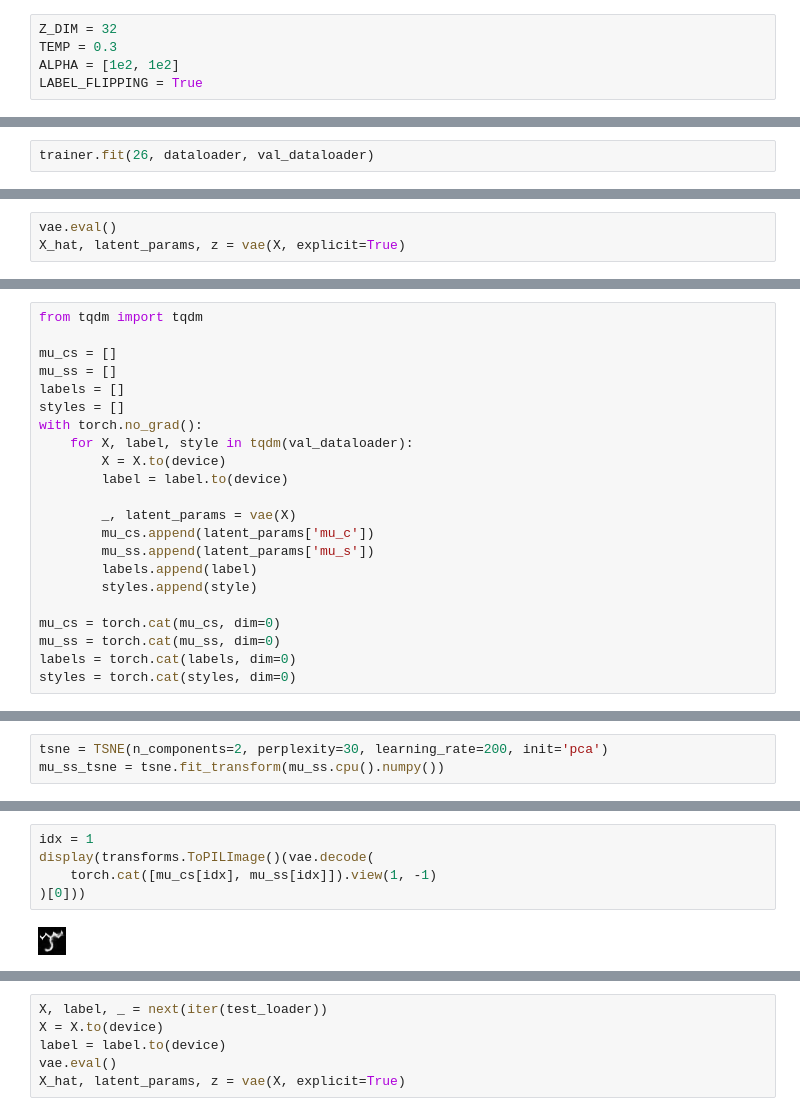
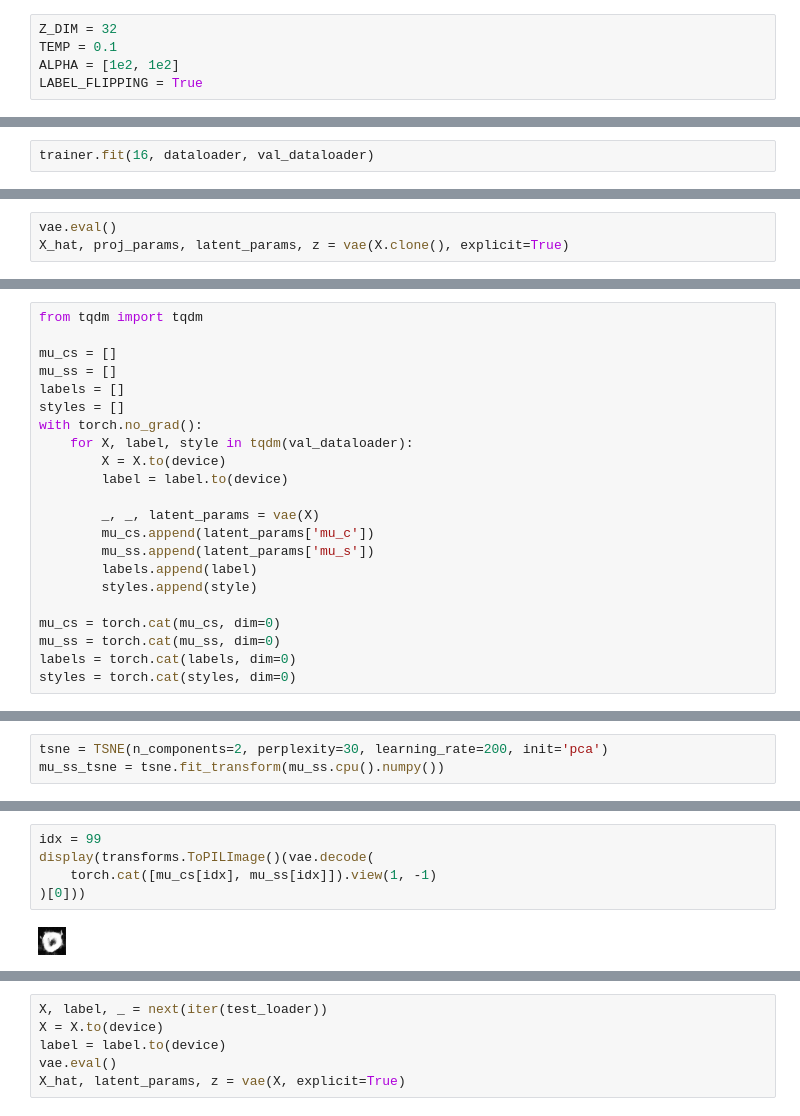
Before and after one commit to scotsun/clear-vae, a Jupyter notebook: contrastive-vae/demo_cdvae.ipynb, the cells around one changed output, grey strips where cells are left out. Cells and saved outputs as stored; diff of their text form.

```diff
--- a/contrastive-vae/demo_cdvae.ipynb
+++ b/contrastive-vae/demo_cdvae.ipynb
@@ -83,7 +83,7 @@ plt.show()
 ### cosine sim + label-flipping
 # %%
 Z_DIM = 32
-TEMP = 0.3
+TEMP = 0.1
 ALPHA = [1e2, 1e2]
 LABEL_FLIPPING = True
 # %%
@@ -101,5 +101,5 @@ trainer = CDVAETrainer(
     device=device,
 )
 # %%
-trainer.fit(26, dataloader, val_dataloader)
+trainer.fit(16, dataloader, val_dataloader)
 # %% [output]
@@ -121,6 +117,6 @@ X = X.to(device)
 label = label.to(device)
 # %%
 vae.eval()
-X_hat, latent_params, z = vae(X, explicit=True)
+X_hat, proj_params, latent_params, z = vae(X.clone(), explicit=True)
 # %%
 display_util(9, 26, z, vae, int(Z_DIM / 2))
@@ -144,7 +175,7 @@ with torch.no_grad():
         X = X.to(device)
         label = label.to(device)
 
-        _, latent_params = vae(X)
+        _, _, latent_params = vae(X)
         mu_cs.append(latent_params['mu_c'])
         mu_ss.append(latent_params['mu_s'])
         labels.append(label)
@@ -228,8 +259,8 @@ plt.colorbar()
 # %%
-idx = 1
+idx = 99
 display(transforms.ToPILImage()(vae.decode(
     torch.cat([mu_cs[idx], mu_ss[idx]]).view(1, -1)
 )[0]))
 # %% [output]
-[figure, old version]
+[figure, new version]
 # %%
```
Also changed, not shown: parts of 23 cells of this notebook, 18 other files.
